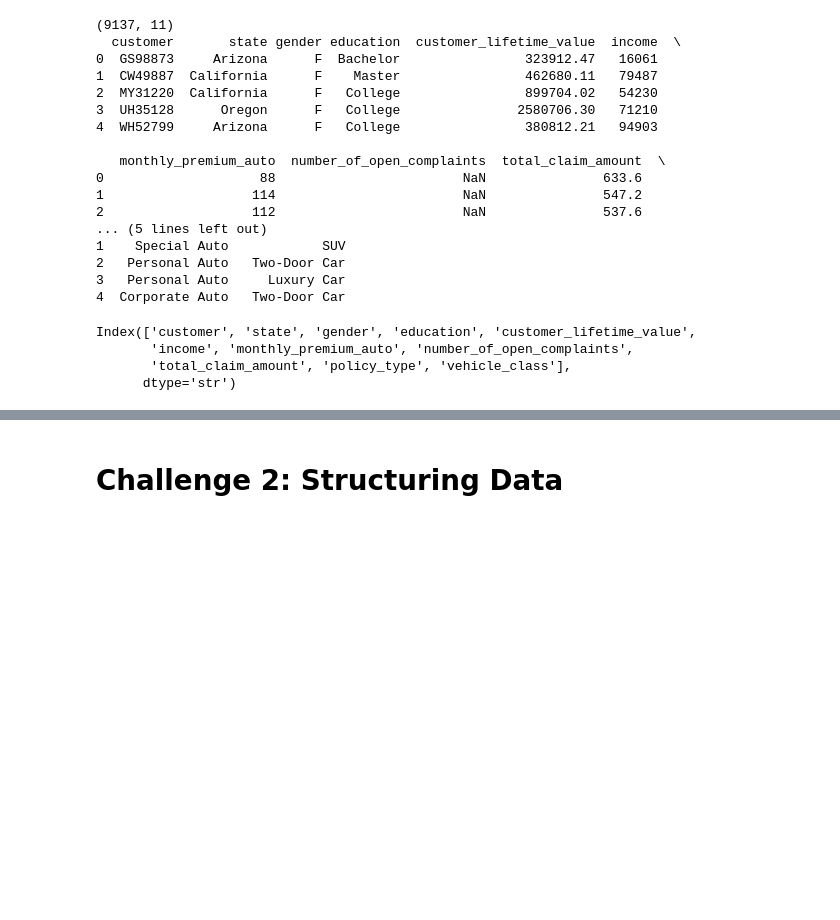
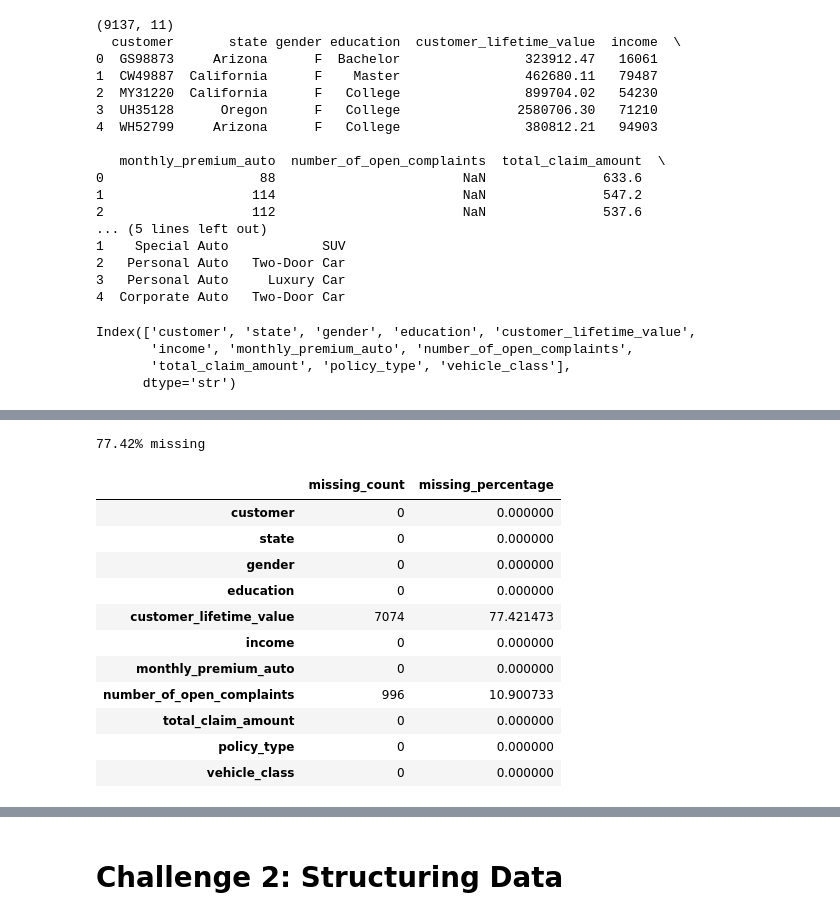
Before and after one commit to data-bootcamp-v4/lab-dw-data-structuring-and-combining, a Jupyter notebook: lab-dw-data-structuring-and-combining.ipynb, the cells around one changed output, grey strips where cells are left out. Saved outputs shown, nothing was run; the diff lists cells and outputs as text; code cells hidden in the pictures; blank space fills up the shorter version.

```diff
--- a/lab-dw-data-structuring-and-combining.ipynb
+++ b/lab-dw-data-structuring-and-combining.ipynb
@@ -423,0 +452,4 @@ Index(['customer', 'state', 'gender', 'education', 'customer_lifetime_value',
+# %%
+combined.duplicated().sum()
+combined = combined.drop_duplicates()
+combined.duplicated().any()
@@ -423,0 +486,31 @@ Index(['customer', 'state', 'gender', 'education', 'customer_lifetime_value',
+# %%
+# inspecting the missing values in column "customer_lifetime_value"
+missing_percentage_combined = combined["customer_lifetime_value"].isna().mean() * 100
+print(f"{missing_percentage_combined:.2f}% missing")
+# %% [output]
+77.42% missing
+# %%
+missing_summary_combined = (
+    combined.isna()
+    .sum()
+    .to_frame("missing_count")
+)
+
+missing_summary_combined["missing_percentage"] = (
+    missing_summary_combined["missing_count"] / len(combined) * 100
+)
+
+missing_summary_combined
+# %% [output]
+|  | missing_count | missing_percentage |
+| customer | 0 | 0.000000 |
+| state | 0 | 0.000000 |
+| gender | 0 | 0.000000 |
+| education | 0 | 0.000000 |
+| customer_lifetime_value | 7074 | 77.421473 |
+| income | 0 | 0.000000 |
+| monthly_premium_auto | 0 | 0.000000 |
+| number_of_open_complaints | 996 | 10.900733 |
+| total_claim_amount | 0 | 0.000000 |
+| policy_type | 0 | 0.000000 |
+| vehicle_class | 0 | 0.000000 |
```
Also changed, not shown: parts of 17 cells of this notebook.
